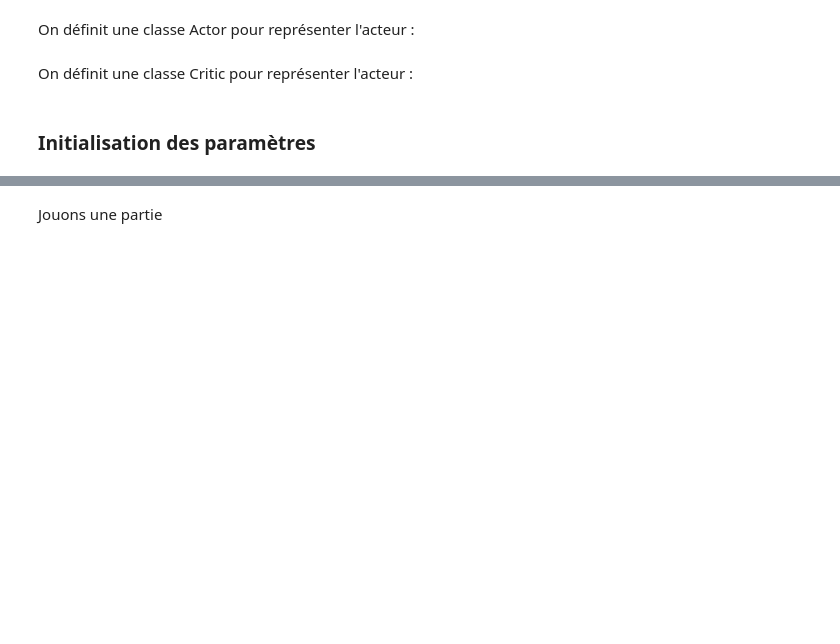
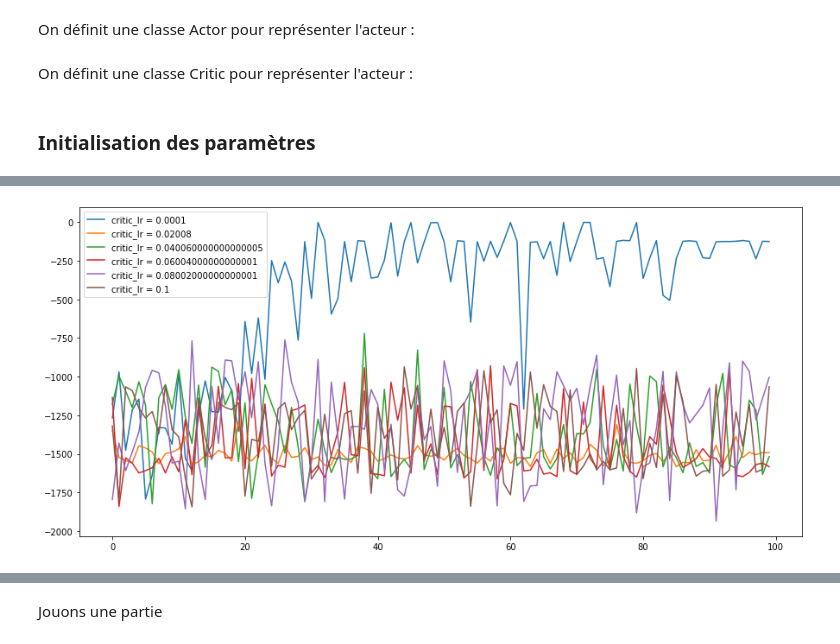
Before and after one commit to Samsoum41/DDPG, a Jupyter notebook: Keras_pendulum.ipynb, the cells around one changed output, grey strips where cells are left out. Cells and saved outputs as stored; diff of their text form; code cells hidden in the pictures; blank space fills up the shorter version.

```diff
--- a/Keras_pendulum.ipynb
+++ b/Keras_pendulum.ipynb
@@ -438,0 +473,4 @@ KeyboardInterrupt:
+# %%
+plot_data("critic_lr")
+# %% [output]
+[figure, added]
```
Also changed, not shown: parts of 22 cells of this notebook, 22 other files.
